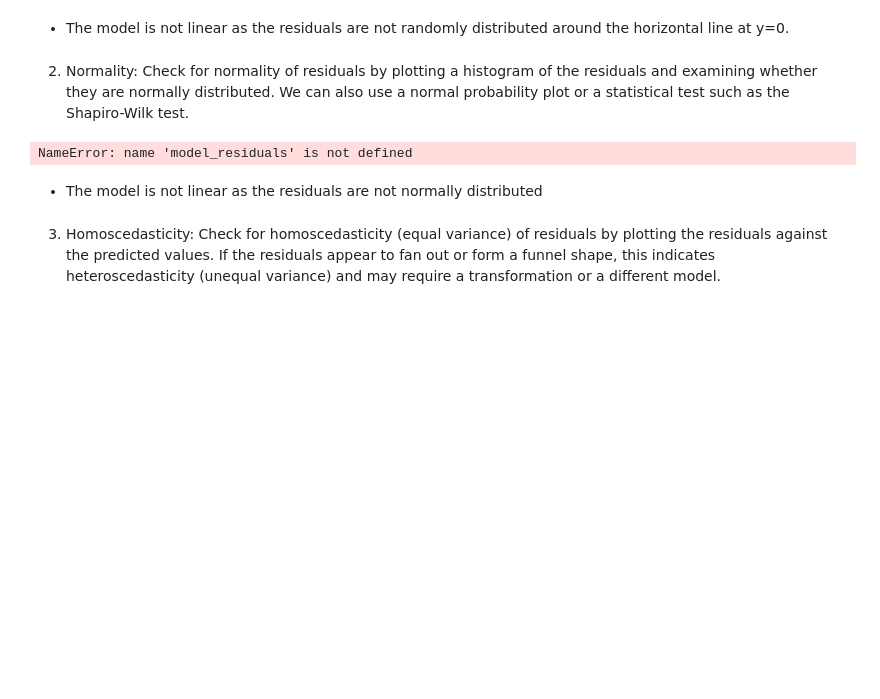
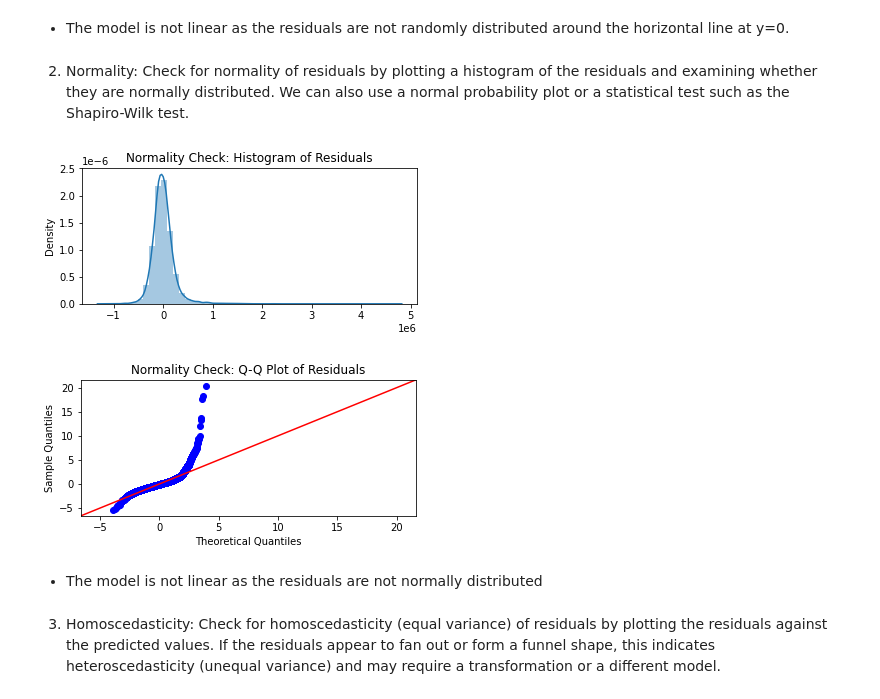
Before and after one commit to BKitainge/Phase_2_Project, a Jupyter notebook: Phase2Projectedit.ipynb, the cells around one changed output. Cells and saved outputs as stored; diff of their text form; code cells hidden in the pictures; blank space fills up the shorter version.

Commit message:
modifying normality check function

```diff
--- a/Phase2Projectedit.ipynb
+++ b/Phase2Projectedit.ipynb
@@ -543,24 +543,27 @@ linearity_check(base_mod)
 # %%
 import scipy.stats as stats
 
+
+
 # plotting histogram of residuals
-def normalirty_check(residuals):
+def normality_check(residuals):
     fig, ax = plt.subplots(figsize=(6,2.5))
     sns.distplot(residuals)
     ax.set_title('Normality Check: Histogram of Residuals');
 
     fig, ax = plt.subplots(figsize=(6,2.5))
     _ = sm.qqplot(residuals, fit=True, line='45', ax=ax)
     ax.set_xlabel('Theoretical Quantiles')
     ax.set_ylabel('Sample Quantiles')
     ax.set_title('Normality Check: Q-Q Plot of Residuals');
     plt.show()
 
-    print(stats.shapiro(residuals))
 
-normalirty_check(model_residuals)
+
+normality_check(base_mod.resid)
 # %% [output]
-NameError: name 'model_residuals' is not defined
+[figure, added]
+[figure, added]
 # %% [markdown]
 *  The model is not linear as the residuals are not normally distributed
 # %% [markdown]
```
Also changed, not shown: parts of 1 cell of this notebook.
